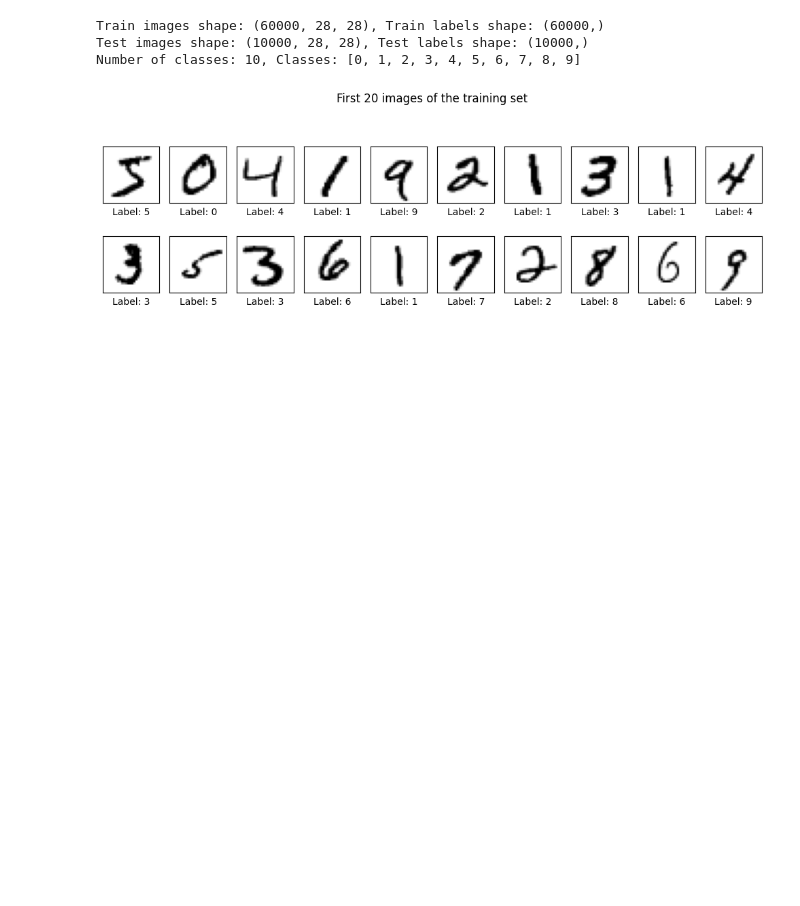
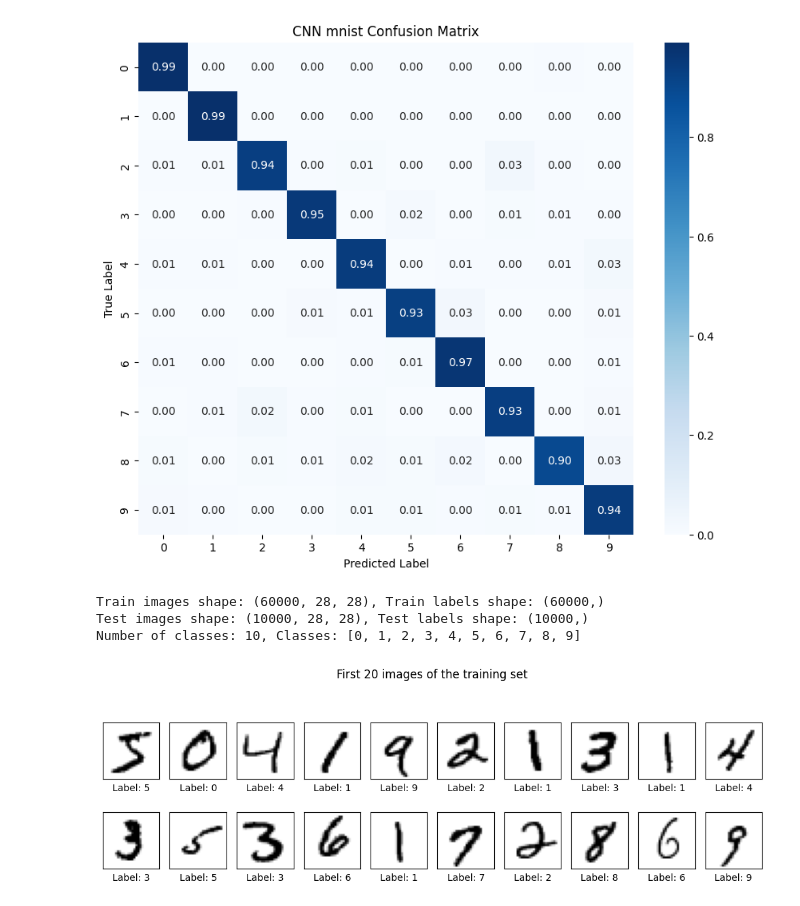
Before and after one commit to Tintin2710/MiniProjet, a Jupyter notebook: MNIST_WANG.ipynb, the cells around one changed output. Drawn from its saved outputs; the diff is of its cells as text; code cells hidden in the pictures; blank space fills up the shorter version.

```diff
--- a/MNIST_WANG.ipynb
+++ b/MNIST_WANG.ipynb
@@ -8,0 +13,17 @@ from keras.utils import to_categorical
+# %%
+# matrice de confusion cnn
+y_test_classes = np.argmax(test_labels, axis=1)
+y_predcnn = cnn_model.predict(test_data)
+y_predcnn_classes = np.argmax(y_predcnn, axis=1)
+
+# Création de la matrice de confusion avec normalisation
+conf_matrix = confusion_matrix(y_test_classes, y_predcnn_classes, normalize="true")
+
+
+plt.figure(figsize=(10, 8))
+sns.heatmap(conf_matrix, annot=True, cmap="Blues", fmt=".2f")
+plt.xlabel('Predicted Label')
+plt.ylabel('True Label')
+plt.title('CNN mnist Confusion Matrix')
+plt.show()
+# %% [output]
@@ -9,3 +31,4 @@ from keras.utils import to_categorical
+[figure, added]
 # %%
 from google.colab import drive
 drive.mount("/content/drive")
```
Also changed, not shown: parts of 7 cells of this notebook.
